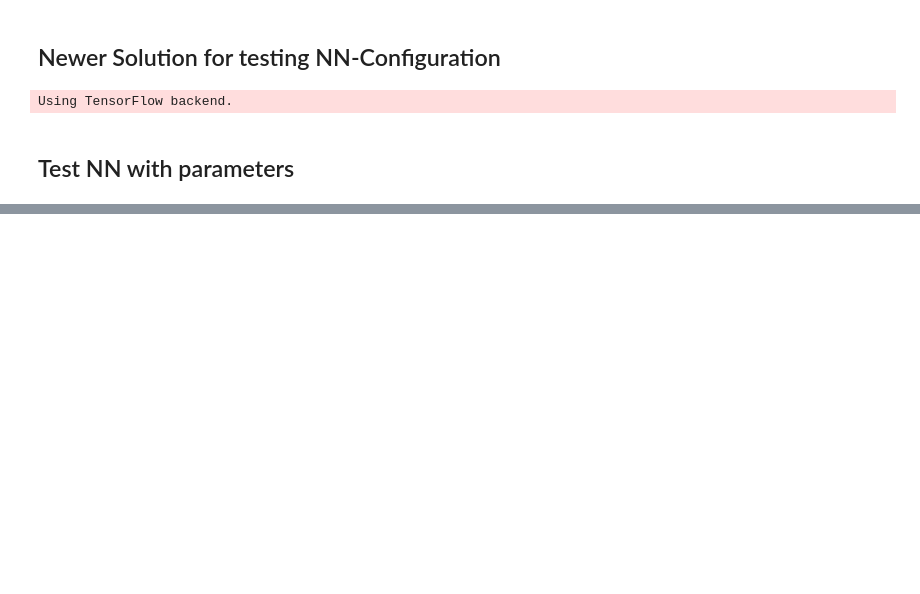
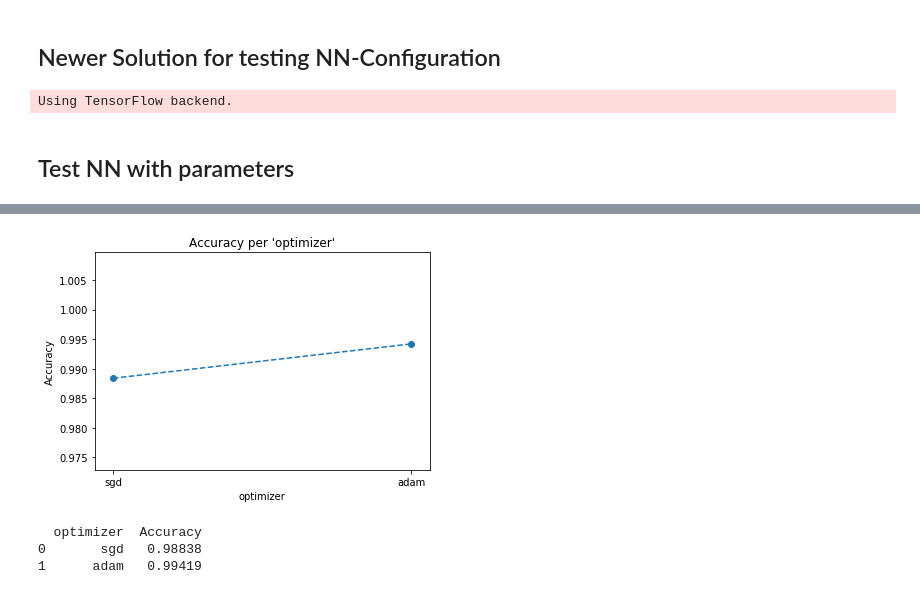
Before and after one commit to InextYou/spezasproject, a Jupyter notebook: project/Project.ipynb, the cells around one changed output, grey strips where cells are left out. Drawn from its saved outputs; the diff is of its cells as text; code cells hidden in the pictures; blank space fills up the shorter version.

```diff
--- a/project/Project.ipynb
+++ b/project/Project.ipynb
@@ -437,0 +592,4 @@ Plotting for this result is not supported
+# %%
+nnpt.set_loss_function('categorical_crossentropy')
+nnpt.set_optimizer(['sgd', 'adam'])
+nnpt.parameter_config
@@ -437,0 +604,2 @@ Plotting for this result is not supported
+# %%
+nnpt.run()
@@ -437,0 +624,7 @@ Plotting for this result is not supported
+# %%
+nnpt.plot_result()
+# %% [output]
+[figure, added]
+  optimizer  Accuracy
+0       sgd   0.98838
+1      adam   0.99419
```
Also changed, not shown: parts of 35 cells of this notebook.
